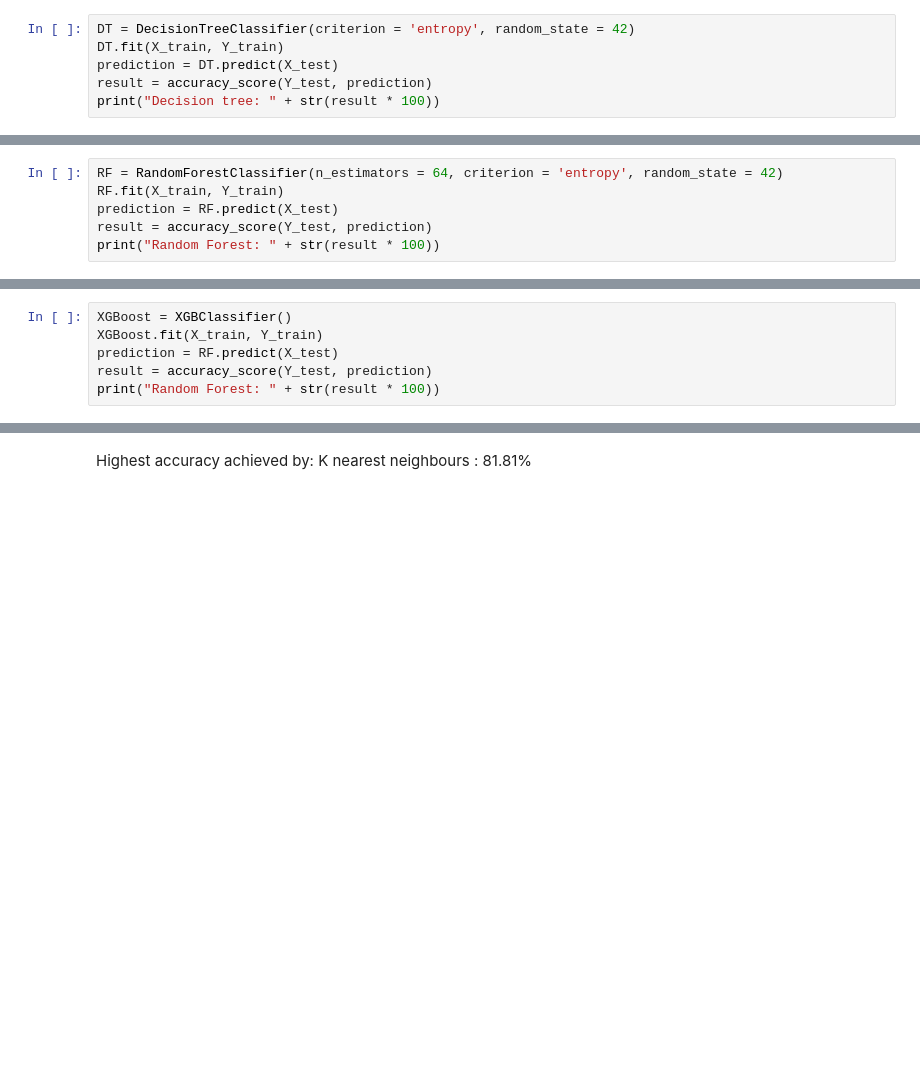
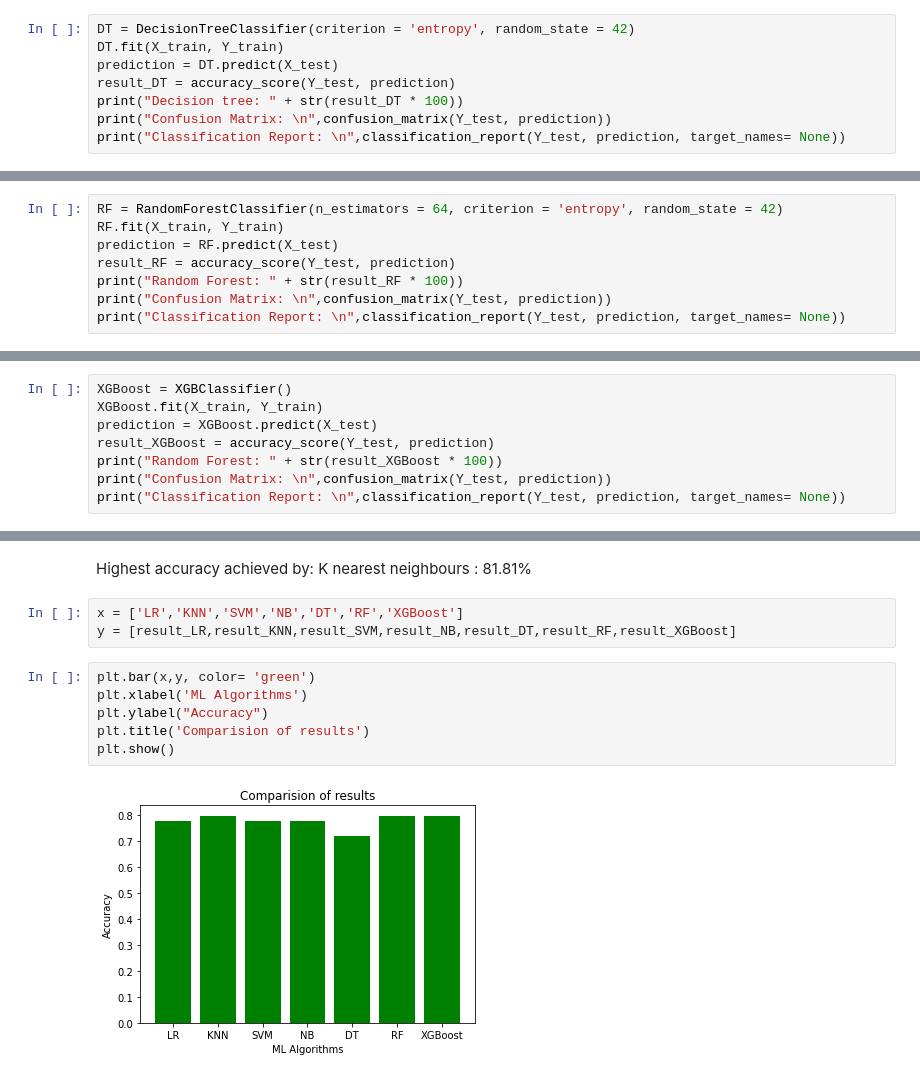
Before and after one commit to nidhigandhi125/Diabetes-Prediction, a Jupyter notebook: Diabetes_Prediction_using_ML.ipynb, the cells around one changed output, grey strips where cells are left out. Drawn from its saved outputs; the diff is of its cells as text; blank space fills up the shorter version.

```diff
--- a/Diabetes_Prediction_using_ML.ipynb
+++ b/Diabetes_Prediction_using_ML.ipynb
@@ -249,6 +311,8 @@ Decision Tree
 DT = DecisionTreeClassifier(criterion = 'entropy', random_state = 42)
 DT.fit(X_train, Y_train)
 prediction = DT.predict(X_test)
-result = accuracy_score(Y_test, prediction)
-print("Decision tree: " + str(result * 100))
+result_DT = accuracy_score(Y_test, prediction)
+print("Decision tree: " + str(result_DT * 100))
+print("Confusion Matrix: \n",confusion_matrix(Y_test, prediction))
+print("Classification Report: \n",classification_report(Y_test, prediction, target_names= None))
 # %% [output]
@@ -259,6 +335,8 @@ Random Forest
 RF = RandomForestClassifier(n_estimators = 64, criterion = 'entropy', random_state = 42)
 RF.fit(X_train, Y_train)
 prediction = RF.predict(X_test)
-result = accuracy_score(Y_test, prediction)
-print("Random Forest: " + str(result * 100))
+result_RF = accuracy_score(Y_test, prediction)
+print("Random Forest: " + str(result_RF * 100))
+print("Confusion Matrix: \n",confusion_matrix(Y_test, prediction))
+print("Classification Report: \n",classification_report(Y_test, prediction, target_names= None))
 # %% [output]
@@ -266,7 +356,9 @@ Random Forest: 77.92207792207793
 # %%
 XGBoost = XGBClassifier()
 XGBoost.fit(X_train, Y_train)
-prediction = RF.predict(X_test)
-result = accuracy_score(Y_test, prediction)
-print("Random Forest: " + str(result * 100))
+prediction = XGBoost.predict(X_test)
+result_XGBoost = accuracy_score(Y_test, prediction)
+print("Random Forest: " + str(result_XGBoost * 100))
+print("Confusion Matrix: \n",confusion_matrix(Y_test, prediction))
+print("Classification Report: \n",classification_report(Y_test, prediction, target_names= None))
 # %% [output]
@@ -274,3 +378,14 @@ Random Forest: 75.32467532467533
 # %% [markdown]
 Highest accuracy achieved by: </br>
  K nearest neighbours : 81.81%
+# %%
+x = ['LR','KNN','SVM','NB','DT','RF','XGBoost']
+y = [result_LR,result_KNN,result_SVM,result_NB,result_DT,result_RF,result_XGBoost]
+# %%
+plt.bar(x,y, color= 'green')
+plt.xlabel('ML Algorithms')
+plt.ylabel("Accuracy")
+plt.title('Comparision of results')
+plt.show()
+# %% [output]
+[figure, added]
```
Also changed, not shown: parts of 12 cells of this notebook.
